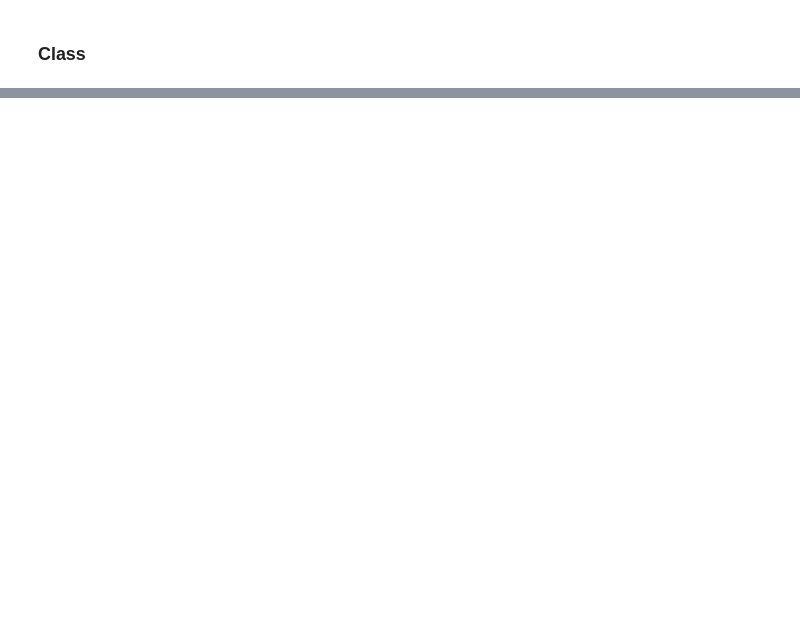
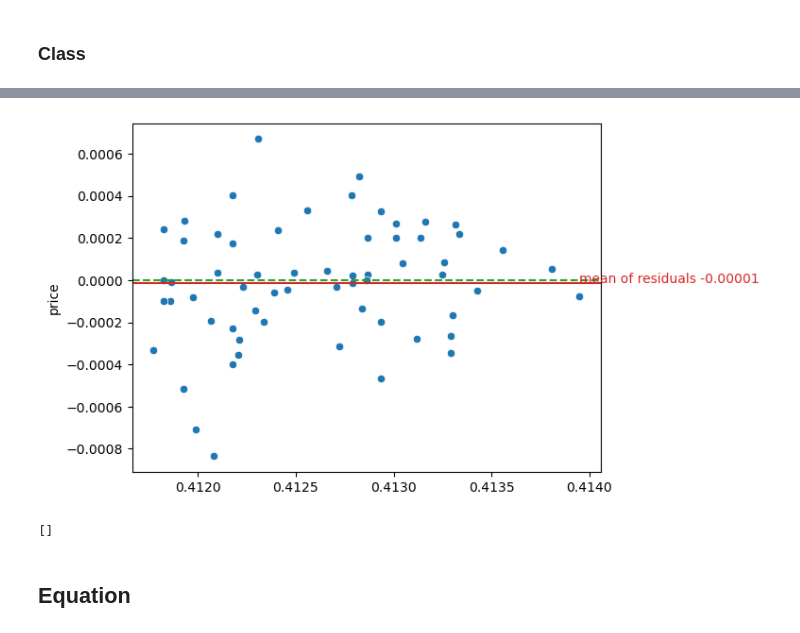
Before and after one commit to notfakearcher/yanjun, a Jupyter notebook: 01_topics/machine_learning/regression /simple regression.ipynb, the cells around one changed output, grey strips where cells are left out. Drawn from its saved outputs; the diff is of its cells as text; code cells hidden in the pictures; blank space fills up the shorter version.

```diff
--- a/01_topics/machine_learning/regression /simple regression.ipynb
+++ b/01_topics/machine_learning/regression /simple regression.ipynb
@@ -415,0 +441,12 @@ class LinearRegressionGD:
+# %%
+# check the resdiual are evenly distributed
+sns.scatterplot(y = residual, x = y_predict)
+
+
+plt.axhline(y = 0, linestyle = '--', color = 'C2')
+mean_residual = residual.mean()
+plt.axhline(y = mean_residual, linestyle = '-', color = 'C3')
+plt.text(y = mean_residual, x = max(y_predict),s = f'mean of residuals {"{:.5f}".format(mean_residual)}', color = 'C3')
+plt.show()
+# %% [output]
+[figure, added]
@@ -415,0 +462,7 @@ class LinearRegressionGD:
+# %%
+equation = []
+equation
+# %% [output]
+[]
+# %% [markdown]
+## Equation
```
Also changed, not shown: parts of 18 cells of this notebook.
